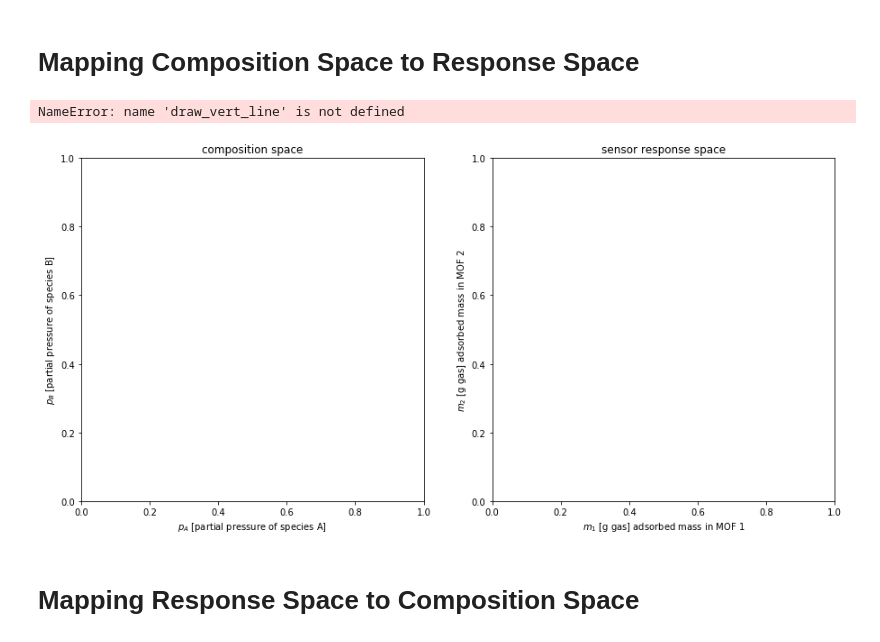
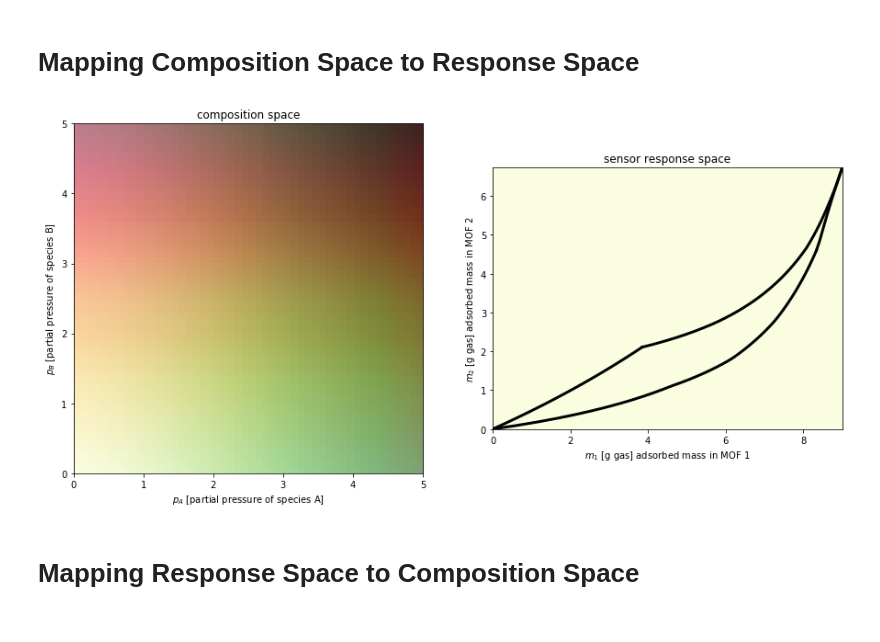
Before and after one commit to SimonEnsemble/nonlinear_sensing, a Jupyter notebook: viz mapping.ipynb, the cells around one changed output. Saved outputs shown, nothing was run; the diff lists cells and outputs as text; code cells hidden in the pictures.

```diff
--- a/viz mapping.ipynb
+++ b/viz mapping.ipynb
@@ -82,0 +75,2 @@ array([10.86565297,  0.86542929])
+# %%
+ads_model["HKUST-1"]["co2"].loading(0.2)
@@ -105,14 +143,14 @@ array([10.86565297,  0.86542929])
 # Inverse of adsorption model $\mathbf{p}(\mathbf{m})$
 # %%
 # g is the inverse function
-def g(m_0, mof, p_lb, p_ub):
+def g(m_0, p_lb, p_ub):
     #  we want this function to return a zero vector
     #  it takes in a pressure p
     #  it outputs the corresponding difference between the response and the response m_0 that we find
     #  if we find the right p that gives us the response m_0, then this will be the zero vector
     def f_want_0(p):
-        return f(p, mof) - m_0
-    sol = optimize.root(f_want_0, [1.0, 1.0])
+        return f(p) - m_0
+    sol = optimize.root(f_want_0, [0.20, 1.0])
     p = sol.x
     # return nan if p less than lower bound, greater than upper bound
     if p[0] < p_lb or p[1] < p_lb or p[0] > p_ub or p[1] > p_ub:
@@ -261,32 +305,32 @@ def valid_m1(m2): #find valid m1 value range for m2
 # %%
 # Function to draw boundary around response space figure
 def draw_mspace_boundaries(p_max, plt_num):
-    x = np.linspace(0, p_max)
+    x = np.linspace(0, p_max, 50)
     m1 = np.zeros(len(x))
     m2 = np.zeros(len(x))
     for i in range(len(x)):
         # make pa = 0
         p = [0, x[i]]
-        m1[i] = f_1(p)
-        m2[i] = f_2(p)
+        m1[i] = f(p)[0]
+        m2[i] = f(p)[1]
     ax[plt_num].plot(m1,m2, color="black", lw=3)
     for i in range(len(x)):
         # make pb = 0
         p = [x[i], 0]
-        m1[i] = f_1(p)
-        m2[i] = f_2(p)
+        m1[i] = f(p)[0]
+        m2[i] = f(p)[1]
     ax[plt_num].plot(m1,m2,color="black", lw=3)
     for i in range(len(x)):
         # make pa = max
         p = [p_max, x[i]]
-        m1[i] = f_1(p)
-        m2[i] = f_2(p)
+        m1[i] = f(p)[0]
+        m2[i] = f(p)[1]
     ax[plt_num].plot(m1,m2,color="black", lw=3)
     for i in range(len(x)):
         # make pb = max
         p = [x[i], p_max]
-        m1[i] = f_1(p)
-        m2[i] = f_2(p)
+        m1[i] = f(p)[0]
+        m2[i] = f(p)[1]
     ax[plt_num].plot(m1,m2,color="black", lw=3)
 # %% [markdown]
 # Mapping Composition Space to Response Space
@@ -323,7 +367,7 @@ for i in range(int(p_max / dp)+1):
     p_a = i * dp # p_a is constant here.
 
     # plot the line in composition space
-    draw_vert_line(p_a, 0, p_max, 0)
+#    draw_vert_line(p_a, 0, p_max, 0)
 
     # plot the image of the line in sensor response space
     p_b = np.linspace(0.0, p_max, nb_pts)
@@ -333,9 +377,9 @@ for i in range(int(p_max / dp)+1):
         # get vector on this line
         p_on_line = np.array([p_a, p_b[j]])
         # compute the adsorbed mass in the two MOFs when exposed to this gas composition
-        m1[j] = f_1(p_on_line)
-        m2[j] = f_2(p_on_line)
-    ax[1].plot(m1, m2, color="black", lw=3)
+#        m1[j] = f(p_on_line, mof)[0]
+#        m2[j] = f(p_on_line, mof)[1]
+#    ax[1].plot(m1, m2, color="black", lw=3)
 
     ###
     #   y = constant (horizontal) grid lines
@@ -343,7 +387,7 @@ for i in range(int(p_max / dp)+1):
     p_b = i * dp # p_b is constant here.
 
     # plot the line in composition space
-    draw_horizontal_line(p_b, 0, p_max, 0)
+#    draw_horizontal_line(p_b, 0, p_max, 0)
 
     # plot the image of the line in sensor response space
     p_a = np.linspace(0.0, p_max, nb_pts)
@@ -353,9 +397,9 @@ for i in range(int(p_max / dp)+1):
         # get vector on this line
         p_on_line = np.array([p_a[j], p_b])
         # compute the adsorbed mass in the two MOFs when exposed to this gas composition
-        m1[j] = f_1(p_on_line)
-        m2[j] = f_2(p_on_line)
-    ax[1].plot(m1, m2, color="black", lw=3)
+#        m1[j] = f(p_on_line, mof)[0]
+#        m2[j] = f(p_on_line, mof)[1]
+#    ax[1].plot(m1, m2, color="black", lw=3)
 
 ###
 #   color the plane
@@ -368,7 +412,7 @@ pb = np.linspace(0, p_max)
 z_composition = [[colorFromBivariateData(pa[i]/p_max, pb[j]/p_max) for i in range(np.size(pa))] for j in range(np.size(pb))]
 
 # find maximum mass
-m_max = [f_1([p_max,p_max]), f_2([p_max,p_max])]
+m_max = [f([p_max,p_max])[0], f([p_max,p_max])[1]]
 
 # Initialize m1, m2 for colormap
 num_grid_pts = 100
@@ -384,35 +428,34 @@ for i in range(num_grid_pts):
         m_0 = np.array([m1_grid[i], m2_grid[j]])
         p = g(m_0, 0, p_max)
         z_response[j][i] = colorFromBivariateData(p[0]/p_max, p[1]/p_max)
 
 # Create extent of colormaps
 extent_composition = (0, p_max, 0, p_max)
 extent_response = (0, m_max[0], 0, m_max[1])
 
 # Plot colormaps in composition and response space
 ax[0].imshow(z_composition, extent=extent_composition, origin='lower')
 ax[1].imshow(z_response, extent=extent_response,  origin='lower')
 ax[1].set_aspect('equal', 'box')
 ax[0].set_aspect('equal', 'box')
 
 # Add boarder around response space
 draw_mspace_boundaries(p_max, 1)
 
 # Add png to plot
 #irmof1_fig = mpimg.imread('irmof1.png')
 #imagebox = OffsetImage(irmof1_fig, zoom=0.1)
 #ab = AnnotationBbox(imagebox, (4.0, 4.0))
 #ax[0].add_artist(ab)
 
 # Testing to ensure points map to correct response space
 # p = [0,5]
 # m = [f_1(p), f_2(p)]
 # print("m :", m)
 # ax[0].scatter([p[0]],[p[1]], color='red', s=70)
 # ax[1].scatter([m[0]],[m[1]], color='red', s=70)
 # %% [output]
-NameError: name 'draw_vert_line' is not defined
-[figure, old version]
+[figure, new version]
 # %% [markdown]
 # Mapping Response Space to Composition Space
 # %%
```
Also changed, not shown: parts of 7 cells of this notebook.
